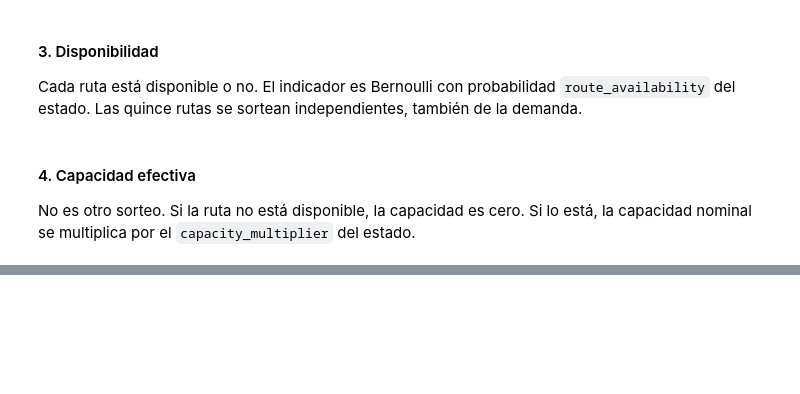
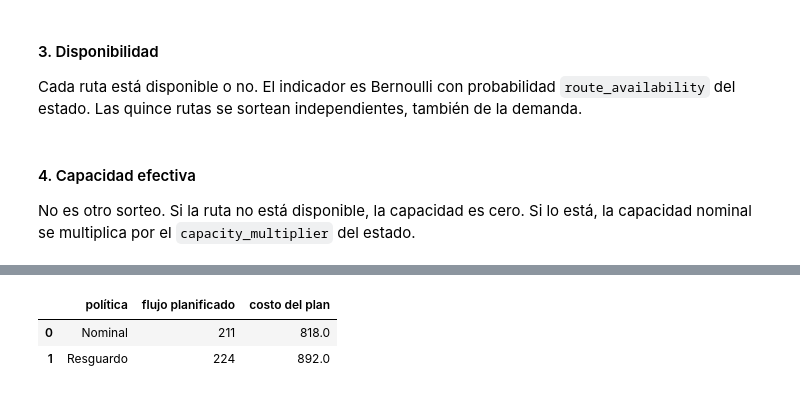
Before and after one commit to LorennMarque/OR-final-austral-2026, a Jupyter notebook: notebooks/part2_markov_montecarlo.ipynb, the cells around one changed output, grey strips where cells are left out. Drawn from its saved outputs; the diff is of its cells as text; code cells hidden in the pictures; blank space fills up the shorter version.

```diff
--- a/notebooks/part2_markov_montecarlo.ipynb
+++ b/notebooks/part2_markov_montecarlo.ipynb
@@ -240,0 +400,30 @@ def capacidad_efectiva(disponible, capacidad_nominal, multiplicador):
+# %%
+plan_resguardo = pd.DataFrame({
+    "route_id": [
+        "N-CAP", "N-OES", "N-EST", "N-COS", "N-INT",
+        "C-CAP", "C-OES", "C-EST", "C-COS", "C-INT",
+        "S-CAP", "S-OES", "S-EST", "S-COS", "S-INT",
+    ],
+    "planned_flow": [42, 3, 9, 0, 0, 11, 35, 31, 11, 7, 0, 7, 0, 38, 30],
+})
+
+def costo_del_plan(plan):
+    tabla = plan.merge(routes, on="route_id")
+    return float((tabla["planned_flow"] * tabla["unit_cost"]).sum())
+
+uso_resguardo = plan_resguardo.merge(routes, on="route_id").groupby("origin")["planned_flow"].sum()
+oferta = origins.set_index("origin")["supply"]
+assert np.isclose(costo_del_plan(plan_nominal), 818)
+assert np.isclose(costo_del_plan(plan_resguardo), 892)
+assert np.isclose(plan_resguardo["planned_flow"].sum(), 224)
+assert (uso_resguardo <= oferta.loc[uso_resguardo.index] + 1e-8).all()
+
+pd.DataFrame({
+    "política": ["Nominal", "Resguardo"],
+    "flujo planificado": [plan_nominal["planned_flow"].sum(), plan_resguardo["planned_flow"].sum()],
+    "costo del plan": [costo_del_plan(plan_nominal), costo_del_plan(plan_resguardo)],
+})
+# %% [output]
+|  | política | flujo planificado | costo del plan |
+| 0 | Nominal | 211 | 818.0 |
+| 1 | Resguardo | 224 | 892.0 |
```
Also changed, not shown: parts of 11 cells of this notebook, 5 other files.
